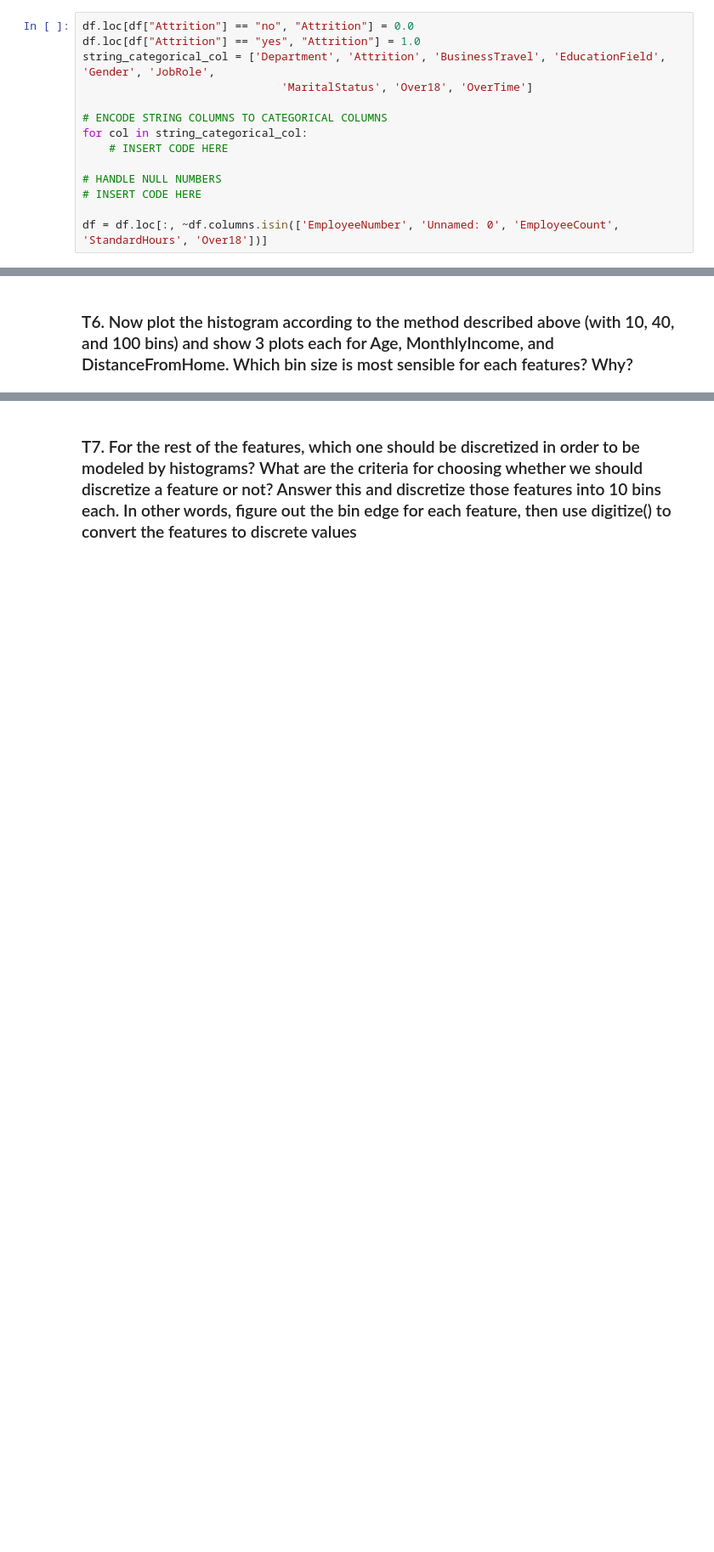
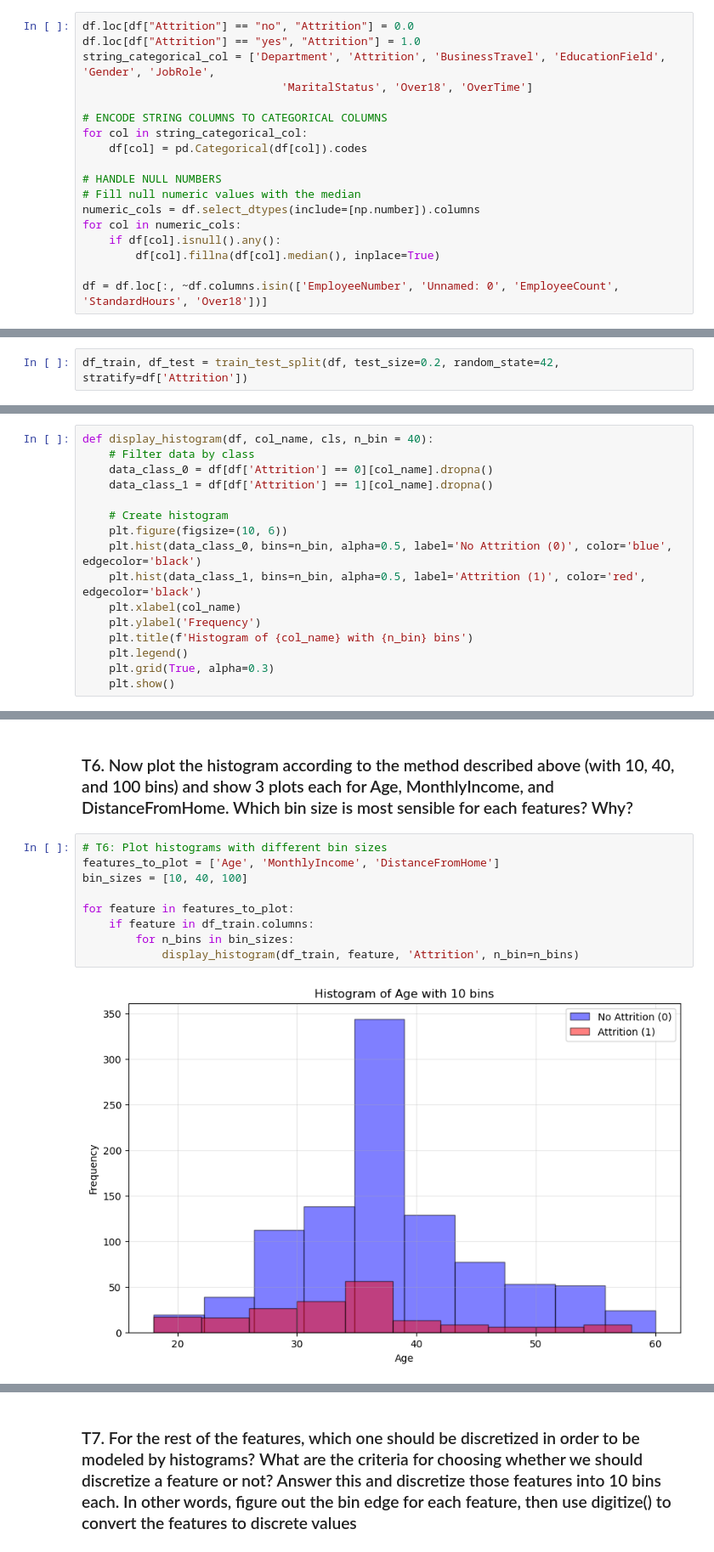
Before and after one commit to Mysterioucz/2110573-Pattern-Recognition, a Jupyter notebook: assignment/hw2/Pattern_HW2_student_2026.ipynb, the cells around one changed output, grey strips where cells are left out. Shown at 85% size. Saved outputs shown, nothing was run; the diff lists cells and outputs as text; blank space fills up the shorter version.

```diff
--- a/assignment/hw2/Pattern_HW2_student_2026.ipynb
+++ b/assignment/hw2/Pattern_HW2_student_2026.ipynb
@@ -24,9 +43,13 @@ string_categorical_col = ['Department', 'Attrition', 'BusinessTravel', 'Educatio
 
 # ENCODE STRING COLUMNS TO CATEGORICAL COLUMNS
 for col in string_categorical_col:
-    # INSERT CODE HERE
+    df[col] = pd.Categorical(df[col]).codes
 
 # HANDLE NULL NUMBERS
-# INSERT CODE HERE
+# Fill null numeric values with the median
+numeric_cols = df.select_dtypes(include=[np.number]).columns
+for col in numeric_cols:
+    if df[col].isnull().any():
+        df[col].fillna(df[col].median(), inplace=True)
 
 df = df.loc[:, ~df.columns.isin(['EmployeeNumber', 'Unnamed: 0', 'EmployeeCount', 'StandardHours', 'Over18'])]
@@ -39,2 +67,4 @@ df_train, df_test =
+# %%
+df_train, df_test = train_test_split(df, test_size=0.2, random_state=42, stratify=df['Attrition'])
 # %% [markdown]
 ### Display histogram of each feature
@@ -45,2 +71,18 @@ def display_histogram(df, col_name, cls, n_bin = 40):
+# %%
+def display_histogram(df, col_name, cls, n_bin = 40):
+    # Filter data by class
+    data_class_0 = df[df['Attrition'] == 0][col_name].dropna()
+    data_class_1 = df[df['Attrition'] == 1][col_name].dropna()
+
+    # Create histogram
+    plt.figure(figsize=(10, 6))
+    plt.hist(data_class_0, bins=n_bin, alpha=0.5, label='No Attrition (0)', color='blue', edgecolor='black')
+    plt.hist(data_class_1, bins=n_bin, alpha=0.5, label='Attrition (1)', color='red', edgecolor='black')
+    plt.xlabel(col_name)
+    plt.ylabel('Frequency')
+    plt.title(f'Histogram of {col_name} with {n_bin} bins')
+    plt.legend()
+    plt.grid(True, alpha=0.3)
+    plt.show()
 # %% [markdown]
 ### T4. Observe the histogram for Age, MonthlyIncome and DistanceFromHome. How many bins have zero counts? Do you think this is a good discretization? Why?
@@ -49,2 +100,13 @@ def display_histogram(df, col_name, cls, n_bin = 40):
 # %% [markdown]
 ### T6. Now plot the histogram according to the method described above (with 10, 40, and 100 bins) and show 3 plots each for Age, MonthlyIncome, and DistanceFromHome. Which bin size is most sensible for each features? Why?
+# %%
+# T6: Plot histograms with different bin sizes
+features_to_plot = ['Age', 'MonthlyIncome', 'DistanceFromHome']
+bin_sizes = [10, 40, 100]
+
+for feature in features_to_plot:
+    if feature in df_train.columns:
+        for n_bins in bin_sizes:
+            display_histogram(df_train, feature, 'Attrition', n_bin=n_bins)
+# %% [output]
+[figure, added]
```
Also changed, not shown: parts of 34 cells of this notebook, 5 other files.
